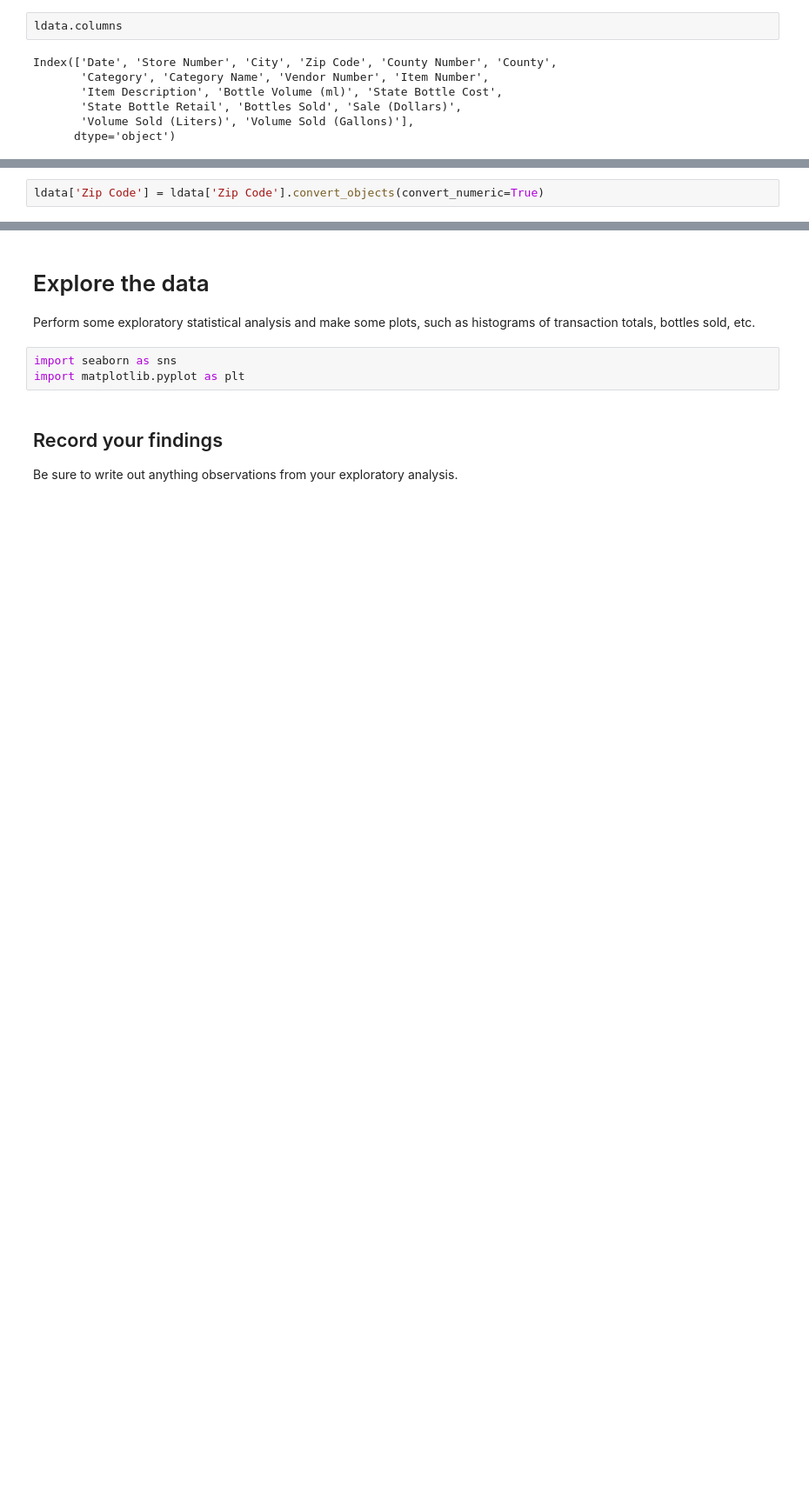
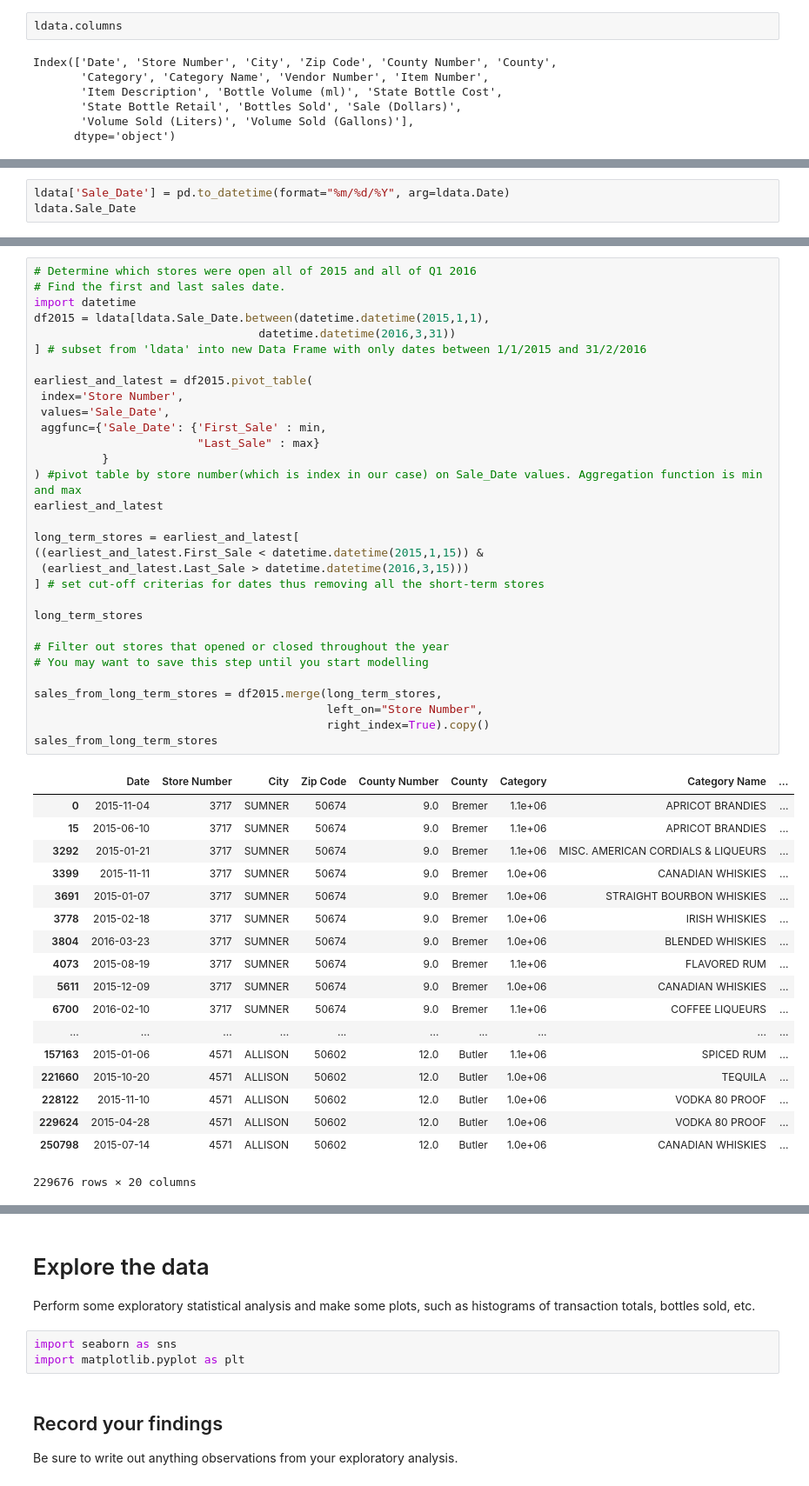
Before and after one commit to epkuznetsova/exercise-book, a Jupyter notebook: Project 3 Starter Code.ipynb, the cells around one changed output, grey strips where cells are left out. Shown at 87% size. Drawn from its saved outputs; the diff is of its cells as text; blank space fills up the shorter version.

```diff
--- a/Project 3 Starter Code.ipynb
+++ b/Project 3 Starter Code.ipynb
@@ -64,2 +28,0 @@ ldata['Sale (Dollars)'] = ldata['Sale (Dollars)'].convert_objects(convert_numeri
-# %%
-ldata['Zip Code'] = ldata['Zip Code'].convert_objects(convert_numeric=True)
@@ -155,0 +72,3 @@ result.describe()
+# %%
+ldata['Sale_Date'] = pd.to_datetime(format="%m/%d/%Y", arg=ldata.Date)
+ldata.Sale_Date
@@ -155,0 +207,50 @@ result.describe()
+# %%
+# Determine which stores were open all of 2015 and all of Q1 2016
+# Find the first and last sales date.
+import datetime
+df2015 = ldata[ldata.Sale_Date.between(datetime.datetime(2015,1,1),
+                                 datetime.datetime(2016,3,31))
+] # subset from 'ldata' into new Data Frame with only dates between 1/1/2015 and 31/2/2016
+
+earliest_and_latest = df2015.pivot_table(
+ index='Store Number',
+ values='Sale_Date',
+ aggfunc={'Sale_Date': {'First_Sale' : min,
+                        "Last_Sale" : max}
+          }
+) #pivot table by store number(which is index in our case) on Sale_Date values. Aggregation function is min and max
+earliest_and_latest
+
+long_term_stores = earliest_and_latest[
+((earliest_and_latest.First_Sale < datetime.datetime(2015,1,15)) &
+ (earliest_and_latest.Last_Sale > datetime.datetime(2016,3,15)))
+] # set cut-off criterias for dates thus removing all the short-term stores
+
+long_term_stores
+
+# Filter out stores that opened or closed throughout the year
+# You may want to save this step until you start modelling
+
+sales_from_long_term_stores = df2015.merge(long_term_stores,
+                                           left_on="Store Number",
+                                           right_index=True).copy()
+sales_from_long_term_stores
+# %% [output]
+|  | Date | Store Number | City | Zip Code | County Number | County | Category | Category Name | ... |
+| 0 | 2015-11-04 | 3717 | SUMNER | 50674 | 9.0 | Bremer | 1.1e+06 | APRICOT BRANDIES | ... |
+| 15 | 2015-06-10 | 3717 | SUMNER | 50674 | 9.0 | Bremer | 1.1e+06 | APRICOT BRANDIES | ... |
+| 3292 | 2015-01-21 | 3717 | SUMNER | 50674 | 9.0 | Bremer | 1.1e+06 | MISC. AMERICAN CORDIALS & LIQUEURS | ... |
+| 3399 | 2015-11-11 | 3717 | SUMNER | 50674 | 9.0 | Bremer | 1.0e+06 | CANADIAN WHISKIES | ... |
+| 3691 | 2015-01-07 | 3717 | SUMNER | 50674 | 9.0 | Bremer | 1.0e+06 | STRAIGHT BOURBON WHISKIES | ... |
+| 3778 | 2015-02-18 | 3717 | SUMNER | 50674 | 9.0 | Bremer | 1.0e+06 | IRISH WHISKIES | ... |
+| 3804 | 2016-03-23 | 3717 | SUMNER | 50674 | 9.0 | Bremer | 1.0e+06 | BLENDED WHISKIES | ... |
+| 4073 | 2015-08-19 | 3717 | SUMNER | 50674 | 9.0 | Bremer | 1.1e+06 | FLAVORED RUM | ... |
+| 5611 | 2015-12-09 | 3717 | SUMNER | 50674 | 9.0 | Bremer | 1.0e+06 | CANADIAN WHISKIES | ... |
+| 6700 | 2016-02-10 | 3717 | SUMNER | 50674 | 9.0 | Bremer | 1.1e+06 | COFFEE LIQUEURS | ... |
+| ... | ... | ... | ... | ... | ... | ... | ... | ... | ... |
+| 157163 | 2015-01-06 | 4571 | ALLISON | 50602 | 12.0 | Butler | 1.1e+06 | SPICED RUM | ... |
+| 221660 | 2015-10-20 | 4571 | ALLISON | 50602 | 12.0 | Butler | 1.0e+06 | TEQUILA | ... |
+| 228122 | 2015-11-10 | 4571 | ALLISON | 50602 | 12.0 | Butler | 1.0e+06 | VODKA 80 PROOF | ... |
+| 229624 | 2015-04-28 | 4571 | ALLISON | 50602 | 12.0 | Butler | 1.0e+06 | VODKA 80 PROOF | ... |
+| 250798 | 2015-07-14 | 4571 | ALLISON | 50602 | 12.0 | Butler | 1.0e+06 | CANADIAN WHISKIES | ... |
+229676 rows × 20 columns
```
Also changed, not shown: parts of 45 cells of this notebook.
